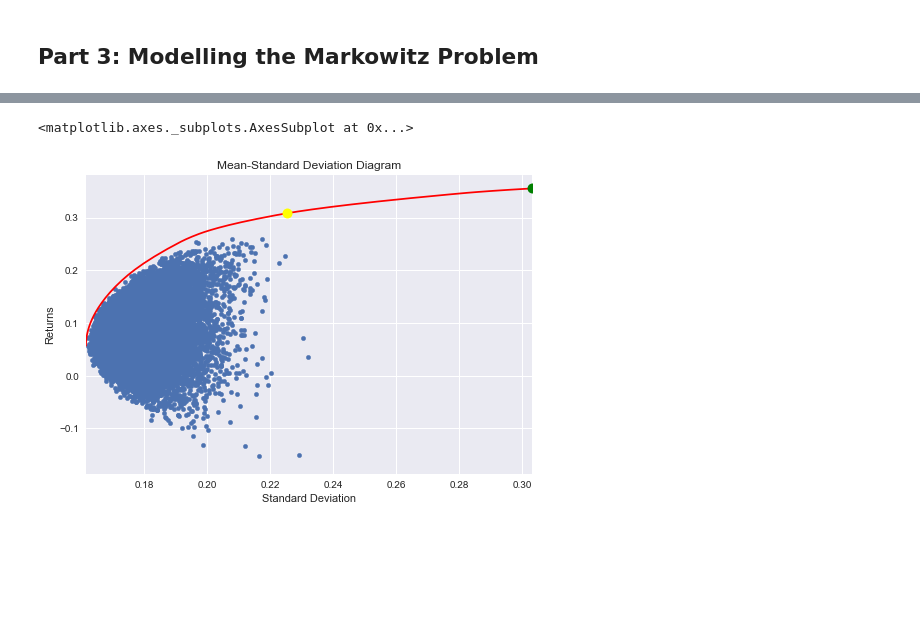
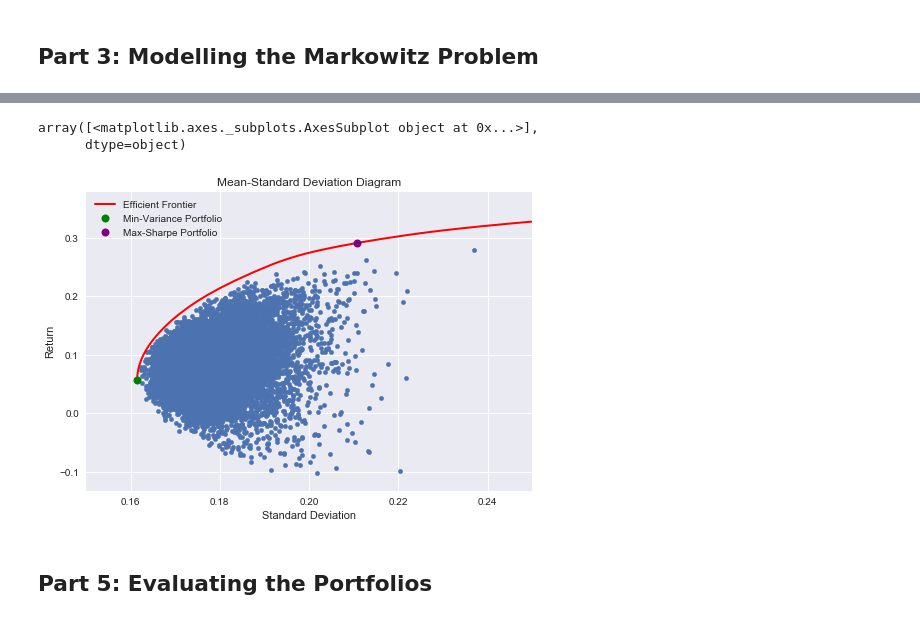
Before and after one commit to chaotea/portfolio-theory, a Jupyter notebook: Mean-Variance Portfolio Theory.ipynb, the cells around one changed output, grey strips where cells are left out. Saved outputs shown, nothing was run; the diff lists cells and outputs as text; code cells hidden in the pictures; blank space fills up the shorter version.

Commit message:
MPT Part 3

```diff
--- a/Mean-Variance Portfolio Theory.ipynb
+++ b/Mean-Variance Portfolio Theory.ipynb
@@ -161,7 +161,6 @@ opt_portfolio.plot(
 # %%
-risk_free_rate = 0.08
+risk_free_rate = 0.023  # US Treasury bond 12-month yield
 
-sharpe_ratio = (optimal_portfolios["Returns"] - risk_free_rate) / optimal_portfolios["Standard Deviations"]
+optimal_portfolios["Sharpe Ratio"] = (optimal_portfolios["Return"] - risk_free_rate) / optimal_portfolios["Standard Deviation"]
 
-sr = pd.DataFrame(sharpe_ratio.rename("Sharpe Ratio"))
-sharpe_portfolios = optimal_portfolios.join(sr).sort_values(by=["Sharpe Ratio"], ascending=False)
+optimal_portfolios.sort_values(by=["Sharpe Ratio"], ascending=False).head()
@@ -182,34 +174,51 @@ sharpest_portfolio = pd.DataFrame({"Standard Deviation": [max_sharpe_standard_de
+# %%
+max_sharpe_index = optimal_portfolios.idxmax()["Sharpe Ratio"]
+max_sharpe = optimal_portfolios.loc[max_sharpe_index]
+
+max_sharpe_portfolio = pd.DataFrame({
+    "Standard Deviation": [max_sharpe["Standard Deviation"]],
+    "Return": [max_sharpe["Return"]]
+})
 # %%
 ax = portfolios.plot.scatter(
     title="Mean-Standard Deviation Diagram",
-    x="Standard Deviations",
-    y="Returns"
+    x="Standard Deviation",
+    y="Return"
 )
 optimal_portfolios.plot.line(
-    x="Standard Deviations",
-    y="Returns",
+    label="Efficient Frontier",
+    x="Standard Deviation",
+    y="Return",
     color="red",
-    legend=False,
+    linewidth=2,
     ax=ax
 )
-opt_portfolio.plot(
+min_variance_portfolio.plot(
+    label="Min-Variance Portfolio",
     x="Standard Deviation",
     y="Return",
     color="green",
     marker="o",
-    markersize=10,
-    legend=False,
+    markersize=8,
+    linestyle="none",
+    subplots=True,
     ax=ax
 )
-sharpest_portfolio.plot(
+max_sharpe_portfolio.plot(
+    label="Max-Sharpe Portfolio",
     x="Standard Deviation",
     y="Return",
-    color="yellow",
+    color="purple",
     marker="o",
-    markersize=10,
-    legend=False,
+    markersize=8,
+    linestyle="none",
+    xlim=(0.15, 0.25),
+    subplots=True,
     ax=ax
 )
 # %% [output]
-<matplotlib.axes._subplots.AxesSubplot at 0x...>
+array([<matplotlib.axes._subplots.AxesSubplot object at 0x...>],
+      dtype=object)
-[figure, old version]
+[figure, new version]
+# %% [markdown]
+## Part 5: Evaluating the Portfolios
```
Also changed, not shown: parts of 16 cells of this notebook.
